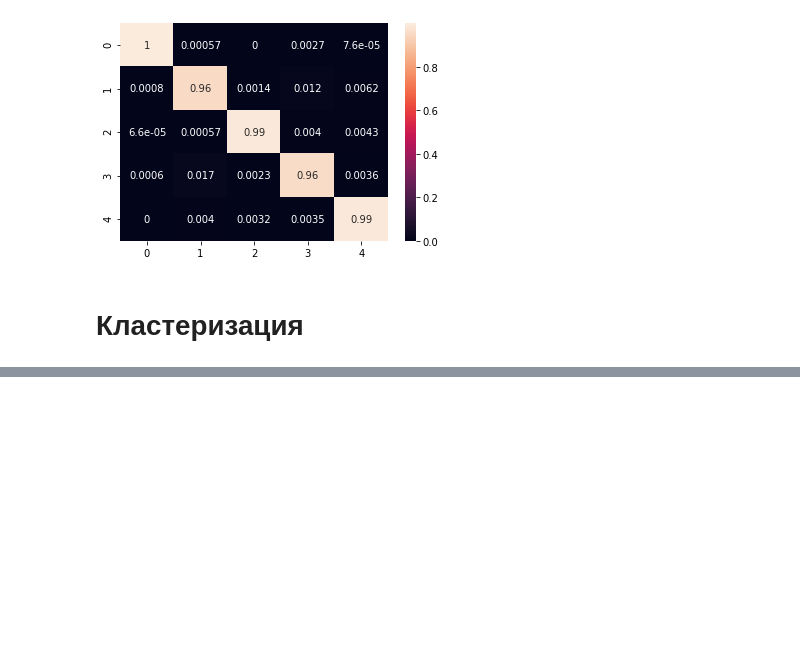
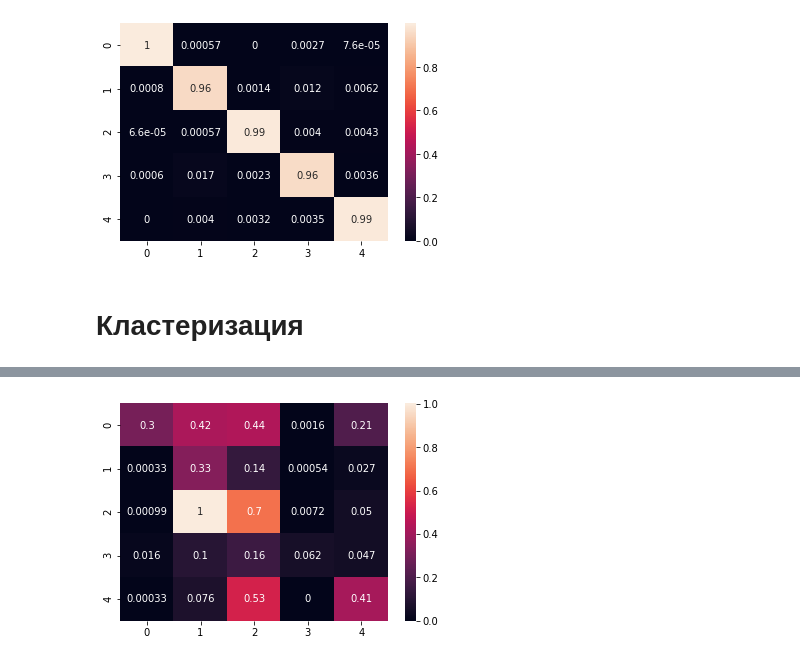
Before and after one commit to ABoltachev/Laba_1, a Jupyter notebook: Laba_1.ipynb, the cells around one changed output, grey strips where cells are left out. Cells and saved outputs as stored; diff of their text form; code cells hidden in the pictures; blank space fills up the shorter version.

Commit message:
clustering lab done

```diff
--- a/Laba_1.ipynb
+++ b/Laba_1.ipynb
@@ -1070,0 +1077,4 @@ pass
+# %%
+model = KMeans(n_clusters=len(classes))
+model.fit(X_train)
+y_test_predict = model.predict(X_test)
@@ -1070,0 +1095,9 @@ pass
+# %%
+cnf_matrix = confusion_matrix(y_test.astype('int'), y_test_predict, labels=list(range(len(classes))))
+plt.figure()
+ax = sns.heatmap(cnf_matrix / cnf_matrix.astype(np.float).sum(axis=1), annot=True)
+bottom, top = ax.get_ylim()
+ax.set_ylim(bottom, top)
+pass
+# %% [output]
+[figure, added]
```
Also changed, not shown: parts of 9 cells of this notebook.
